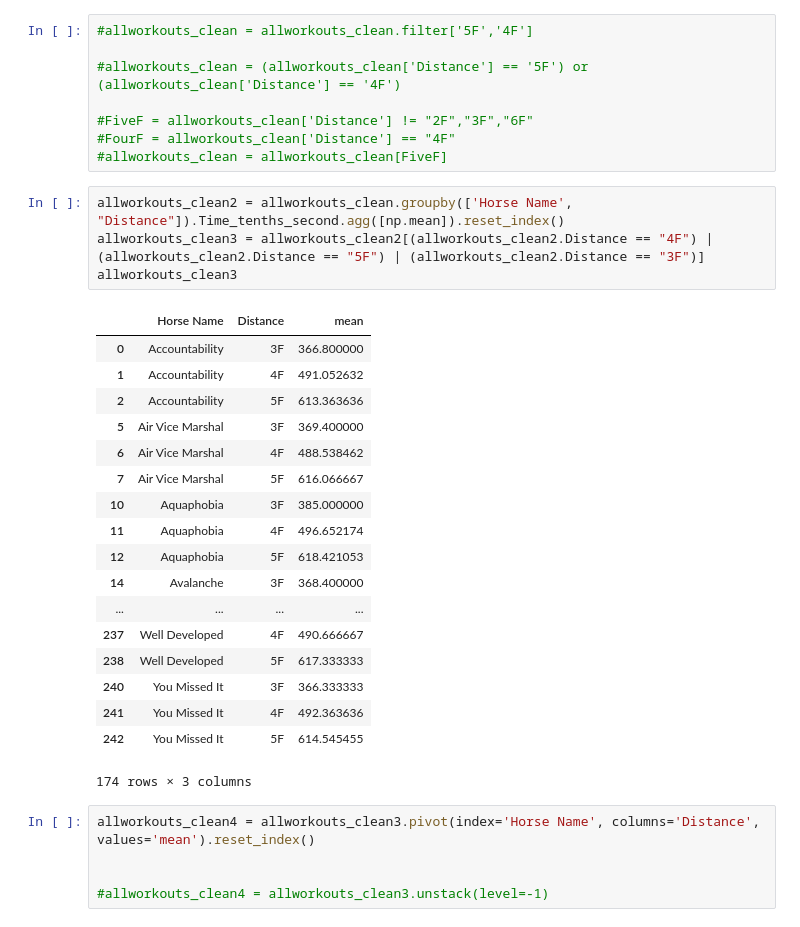
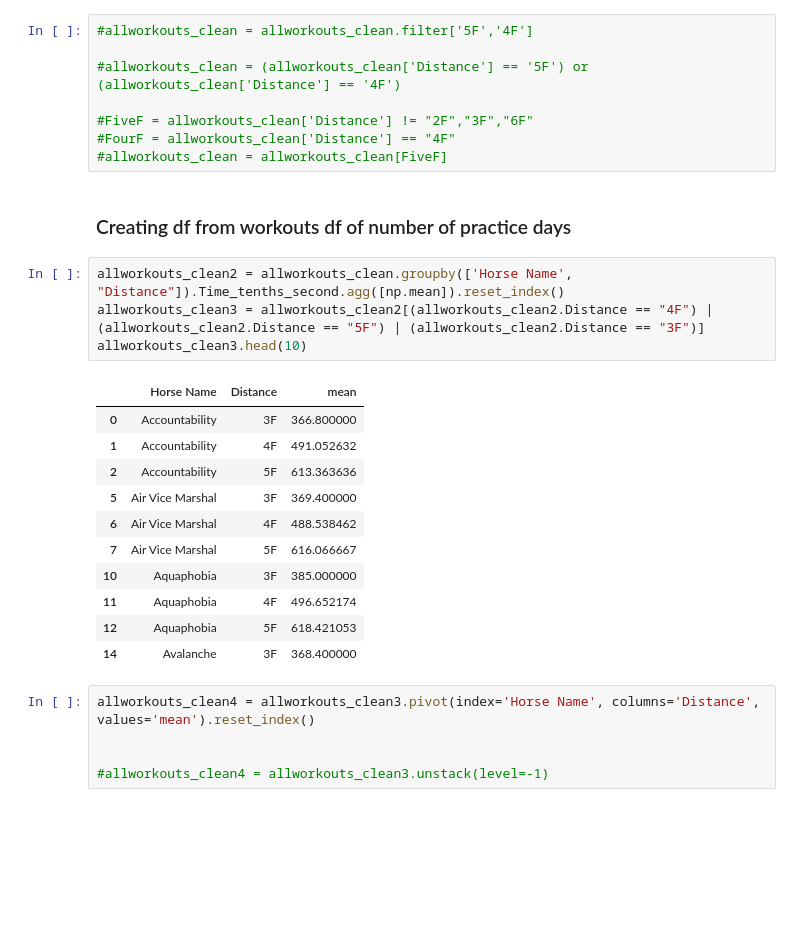
Before and after one commit to vszuflita/Metis, a Jupyter notebook: Horse Race Data - Race time prediction/Step2_DataCleaning.ipynb, the cells around one changed output. Cells and saved outputs as stored; diff of their text form; blank space fills up the shorter version.

```diff
--- a/Horse Race Data - Race time prediction/Step2_DataCleaning.ipynb
+++ b/Horse Race Data - Race time prediction/Step2_DataCleaning.ipynb
@@ -106,29 +96,24 @@ Practice_days ###Combine into final data frame.
 #FiveF = allworkouts_clean['Distance'] != "2F","3F","6F"
 #FourF = allworkouts_clean['Distance'] == "4F"
 #allworkouts_clean = allworkouts_clean[FiveF]
+# %% [markdown]
+### Creating df from workouts df of number of practice days
 # %%
 allworkouts_clean2 = allworkouts_clean.groupby(['Horse Name', "Distance"]).Time_tenths_second.agg([np.mean]).reset_index()
 allworkouts_clean3 = allworkouts_clean2[(allworkouts_clean2.Distance == "4F") | (allworkouts_clean2.Distance == "5F") | (allworkouts_clean2.Distance == "3F")]
-allworkouts_clean3
+allworkouts_clean3.head(10)
 # %% [output]
 |  | Horse Name | Distance | mean |
 | 0 | Accountability | 3F | 366.800000 |
 | 1 | Accountability | 4F | 491.052632 |
 | 2 | Accountability | 5F | 613.363636 |
 | 5 | Air Vice Marshal | 3F | 369.400000 |
 | 6 | Air Vice Marshal | 4F | 488.538462 |
 | 7 | Air Vice Marshal | 5F | 616.066667 |
 | 10 | Aquaphobia | 3F | 385.000000 |
 | 11 | Aquaphobia | 4F | 496.652174 |
 | 12 | Aquaphobia | 5F | 618.421053 |
 | 14 | Avalanche | 3F | 368.400000 |
-| ... | ... | ... | ... |
-| 237 | Well Developed | 4F | 490.666667 |
-| 238 | Well Developed | 5F | 617.333333 |
-| 240 | You Missed It | 3F | 366.333333 |
-| 241 | You Missed It | 4F | 492.363636 |
-| 242 | You Missed It | 5F | 614.545455 |
-174 rows × 3 columns
 # %%
 allworkouts_clean4 = allworkouts_clean3.pivot(index='Horse Name', columns='Distance', values='mean').reset_index()
 
```
Also changed, not shown: parts of 22 cells of this notebook, 9 other files.
